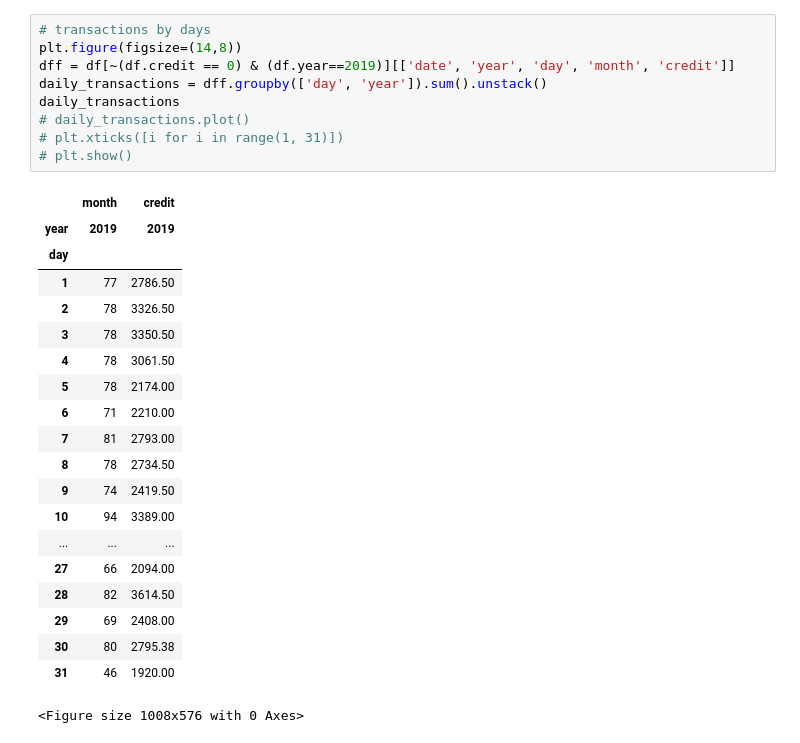
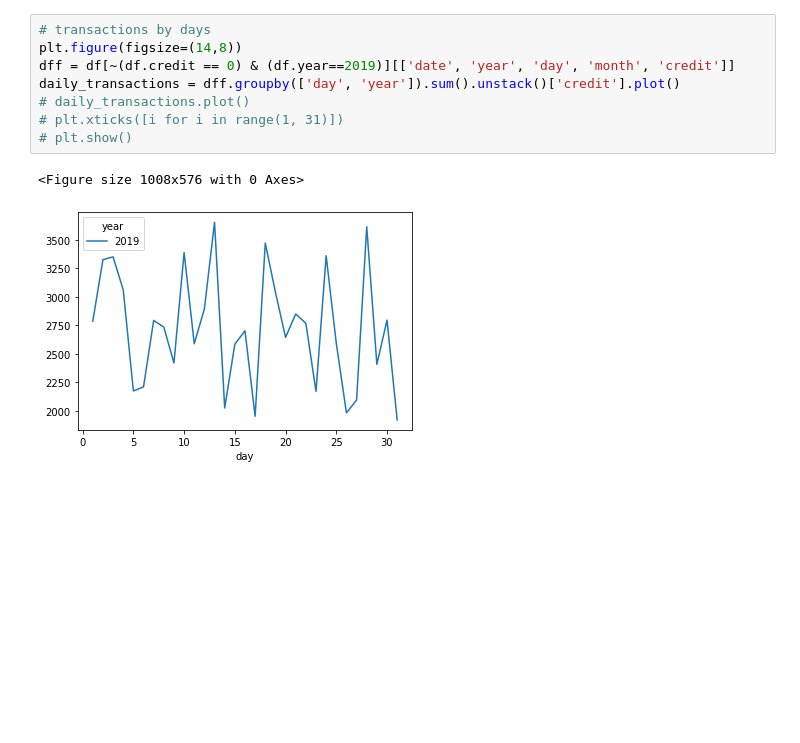
Before and after one commit to DanielFarahani/covid_business_impact, a Jupyter notebook: analysis.ipynb, the cells around one changed output. Drawn from its saved outputs; the diff is of its cells as text; blank space fills up the shorter version.

```diff
--- a/analysis.ipynb
+++ b/analysis.ipynb
@@ -22,33 +23,14 @@ plt.show()
 # %%
 # transactions by days
 plt.figure(figsize=(14,8))
 dff = df[~(df.credit == 0) & (df.year==2019)][['date', 'year', 'day', 'month', 'credit']]
-daily_transactions = dff.groupby(['day', 'year']).sum().unstack()
-daily_transactions
+daily_transactions = dff.groupby(['day', 'year']).sum().unstack()['credit'].plot()
 # daily_transactions.plot()
 # plt.xticks([i for i in range(1, 31)])
 # plt.show()
 # %% [output]
-|  | month | credit |
-| year | 2019 | 2019 |
-| day |  |  |
-| 1 | 77 | 2786.50 |
-| 2 | 78 | 3326.50 |
-| 3 | 78 | 3350.50 |
-| 4 | 78 | 3061.50 |
-| 5 | 78 | 2174.00 |
-| 6 | 71 | 2210.00 |
-| 7 | 81 | 2793.00 |
-| 8 | 78 | 2734.50 |
-| 9 | 74 | 2419.50 |
-| 10 | 94 | 3389.00 |
-| ... | ... | ... |
-| 27 | 66 | 2094.00 |
-| 28 | 82 | 3614.50 |
-| 29 | 69 | 2408.00 |
-| 30 | 80 | 2795.38 |
-| 31 | 46 | 1920.00 |
 <Figure size 1008x576 with 0 Axes>
+[figure, added]
 # %%
 temp = df.drop(df[df.credit == 3000].index, axis=0)
 print(temp[(temp.month == 7) & (temp.year == 2020)].sum()['credit'])
```
Also changed, not shown: parts of 4 cells of this notebook, 8 other files.
